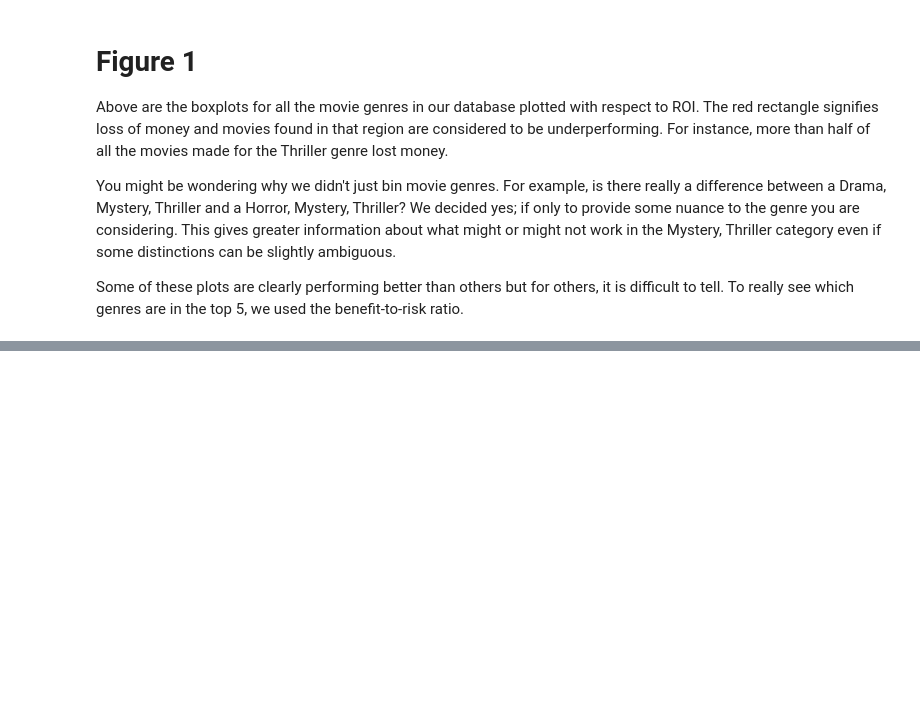
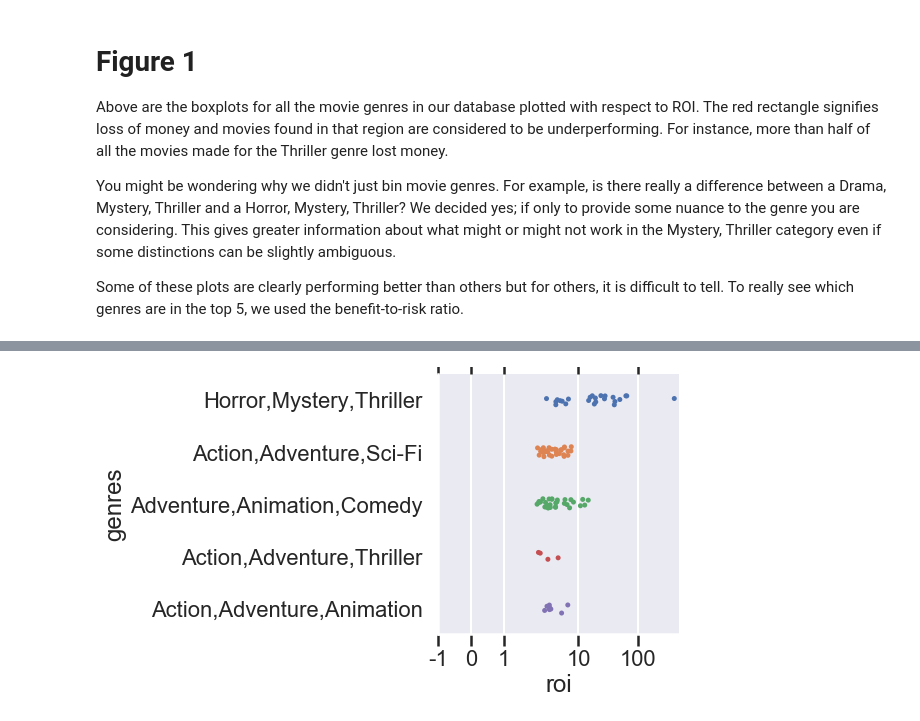
Before and after one commit to Mcllstr/ds-project-1-movie-analysis, a Jupyter notebook: notebook_final.ipynb, the cells around one changed output, grey strips where cells are left out. Drawn from its saved outputs; the diff is of its cells as text; code cells hidden in the pictures; blank space fills up the shorter version.

```diff
--- a/notebook_final.ipynb
+++ b/notebook_final.ipynb
@@ -472,5 +539,0 @@ top5_genres
-# %%
-index_list = []
-for index, element in enumerate(mwlsg_final['genres']):
-    if element in top5_genres:
-        index_list.append(index)
@@ -479,0 +540,12 @@ top5_df
+# %%
+# Get a list of top 5 genres
+top5_genres = ranked_genres[:5]
+top5_genres
+
+i_top = []
+for i, element in enumerate(bigsample_movies['genres']):
+    if element in top5_genres:
+        i_top.append(i)
+
+top5_df = bigsample_movies.iloc[i_top, :]
+top5_df
@@ -480,10 +572,14 @@ top5_df
 # %%
-ax = sns.boxplot(data = top5_df, y='genres', x='plotted3')
-ax.set(xscale='symlog')
-ax.set_xlabel("ROI")
-ax.set_ylabel('Top 5 Benefit-to-Risk Genres')
-rect = Rectangle((-5,-1), 5, 100, color='red', alpha=.3)
-ax.add_patch(rect)
+fg = sns.catplot(data = top5_df, y='genres', x='roi', order=ranked_genres[0:5])
+fg.set(xscale='symlog')
+#fg.set_xlabel("ROI")
+#fg.set_ylabel('Top 5 Benefit-to-Risk Genres')
+#rect = Rectangle((-5,-1), 5, 100, color='red', alpha=.3)
+#ax.add_patch(rect)
+fg.set(xlim=(-1,500))
+plt.xticks(ticks=[-1,0,1,10,100],labels=['-1','0','1','10','100'])
 rcParams['figure.figsize'] = 14, 14
 
 plt.show()
+# %% [output]
+[figure, added]
```
Also changed, not shown: parts of 22 cells of this notebook, 1 other file.
